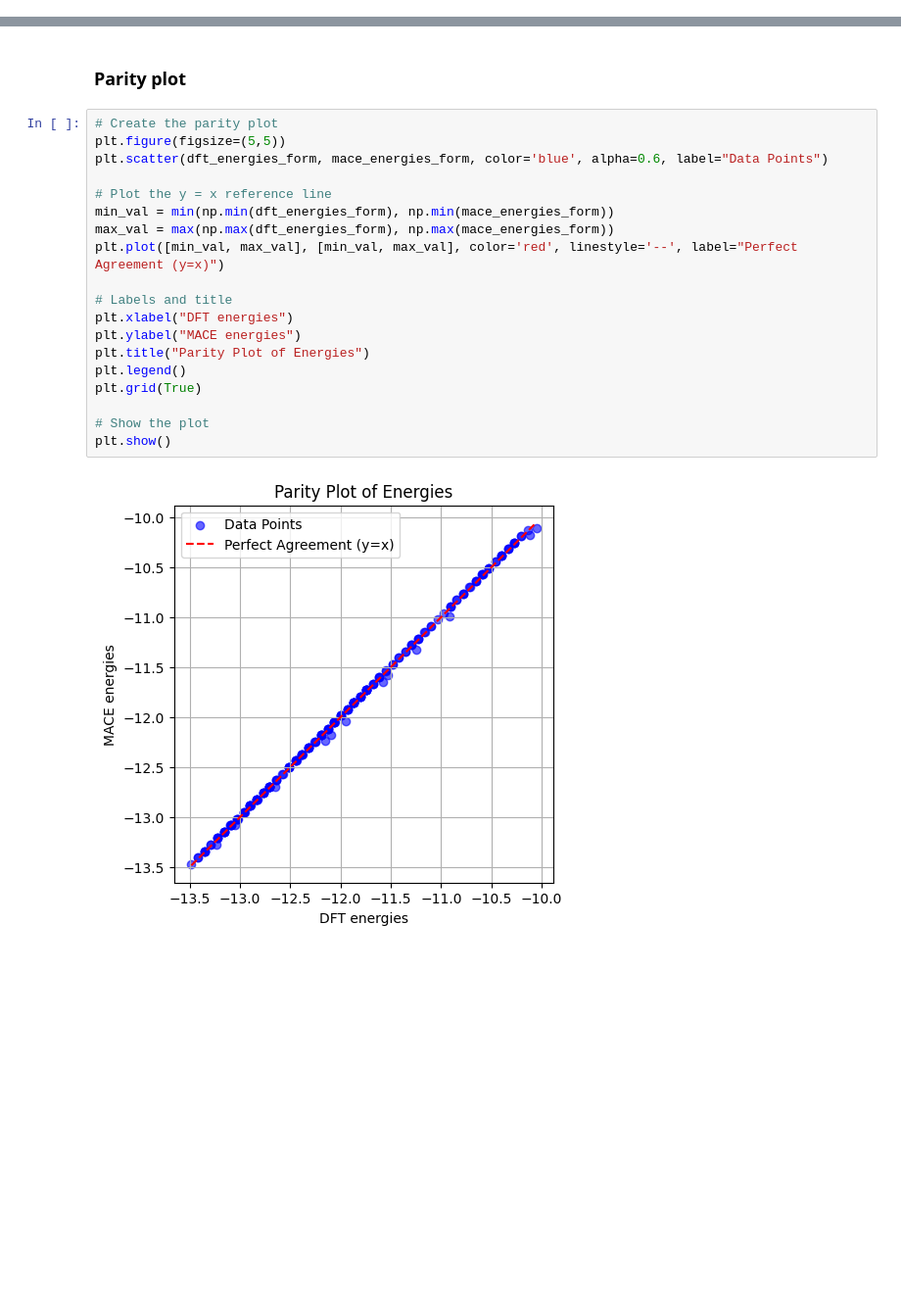
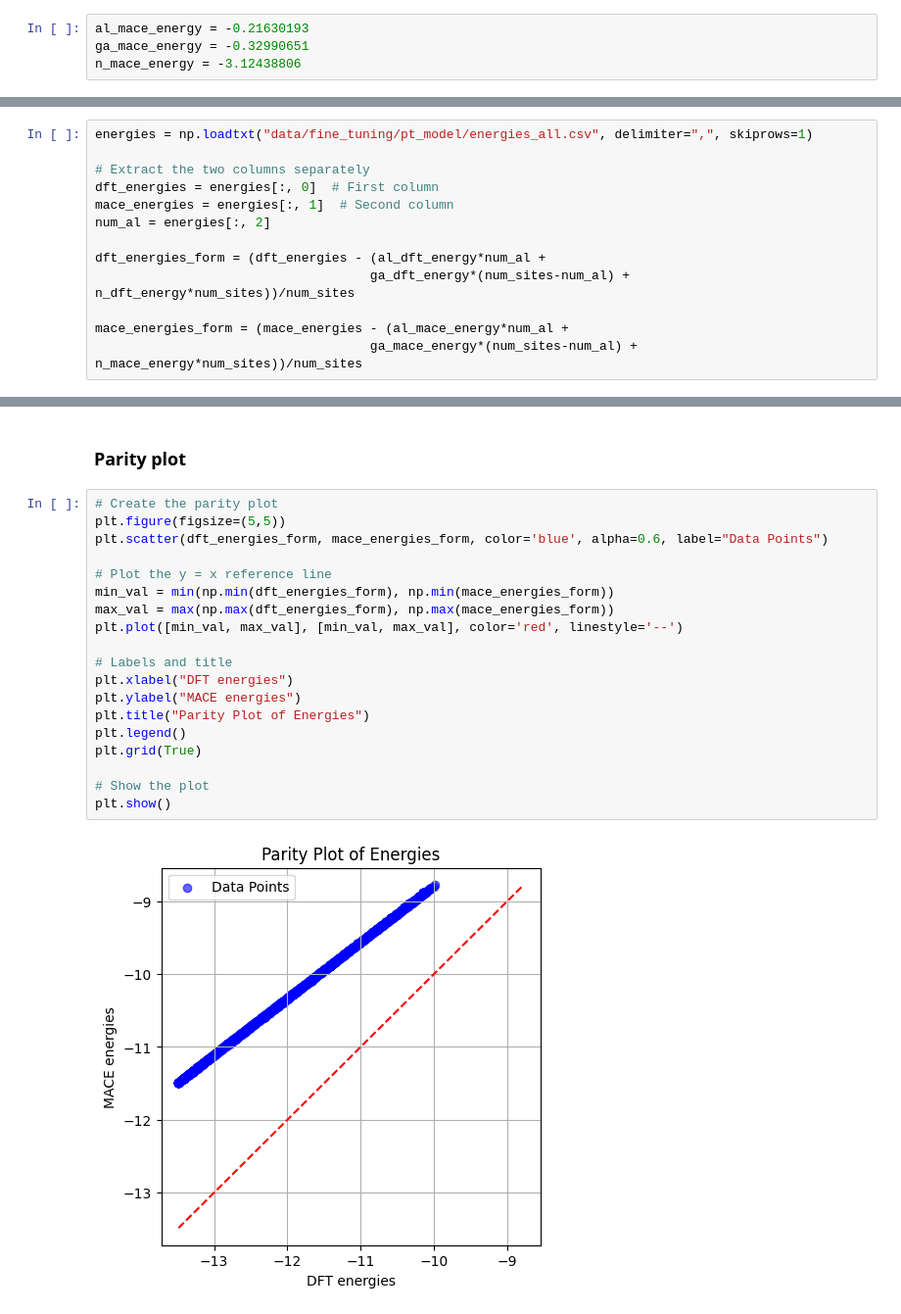
Before and after one commit to cmc-ucl/mace_benchmark, a Jupyter notebook: test_ft_model.ipynb, the cells around one changed output, grey strips where cells are left out. Shown at 98% size. Drawn from its saved outputs; the diff is of its cells as text; blank space fills up the shorter version.

```diff
--- a/test_ft_model.ipynb
+++ b/test_ft_model.ipynb
@@ -120,0 +143,4 @@ num_sites = 54 # there are 54 anion and 54 cation sites
+# %%
+al_mace_energy = -0.21630193
+ga_mace_energy = -0.32990651
+n_mace_energy = -3.12438806
@@ -152,0 +183,13 @@ Kendall's Tau: 0.989145728643216
+# %%
+energies = np.loadtxt("data/fine_tuning/pt_model/energies_all.csv", delimiter=",", skiprows=1)
+
+# Extract the two columns separately
+dft_energies = energies[:, 0]  # First column
+mace_energies = energies[:, 1]  # Second column
+num_al = energies[:, 2]
+
+dft_energies_form = (dft_energies - (al_dft_energy*num_al +
+                                    ga_dft_energy*(num_sites-num_al) + n_dft_energy*num_sites))/num_sites
+
+mace_energies_form = (mace_energies - (al_mace_energy*num_al +
+                                    ga_mace_energy*(num_sites-num_al) + n_mace_energy*num_sites))/num_sites
@@ -155,21 +229,21 @@ Kendall's Tau: 0.989145728643216
 # %%
 # Create the parity plot
 plt.figure(figsize=(5,5))
 plt.scatter(dft_energies_form, mace_energies_form, color='blue', alpha=0.6, label="Data Points")
 
 # Plot the y = x reference line
 min_val = min(np.min(dft_energies_form), np.min(mace_energies_form))
 max_val = max(np.max(dft_energies_form), np.max(mace_energies_form))
-plt.plot([min_val, max_val], [min_val, max_val], color='red', linestyle='--', label="Perfect Agreement (y=x)")
+plt.plot([min_val, max_val], [min_val, max_val], color='red', linestyle='--')
 
 # Labels and title
 plt.xlabel("DFT energies")
 plt.ylabel("MACE energies")
 plt.title("Parity Plot of Energies")
 plt.legend()
 plt.grid(True)
 
 # Show the plot
 plt.show()
 # %% [output]
-[figure, old version]
+[figure, new version]
```
Also changed, not shown: parts of 111 cells of this notebook.
